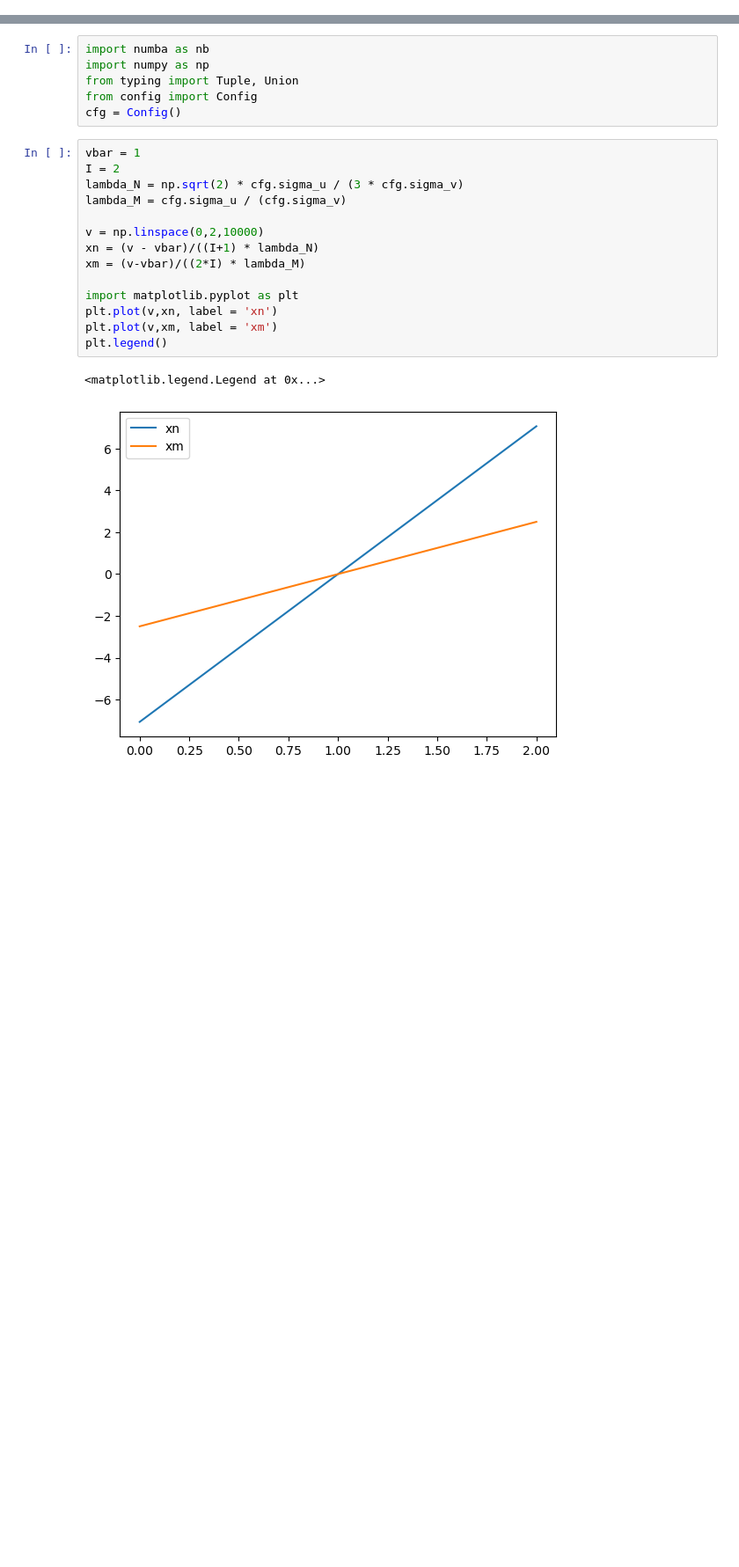
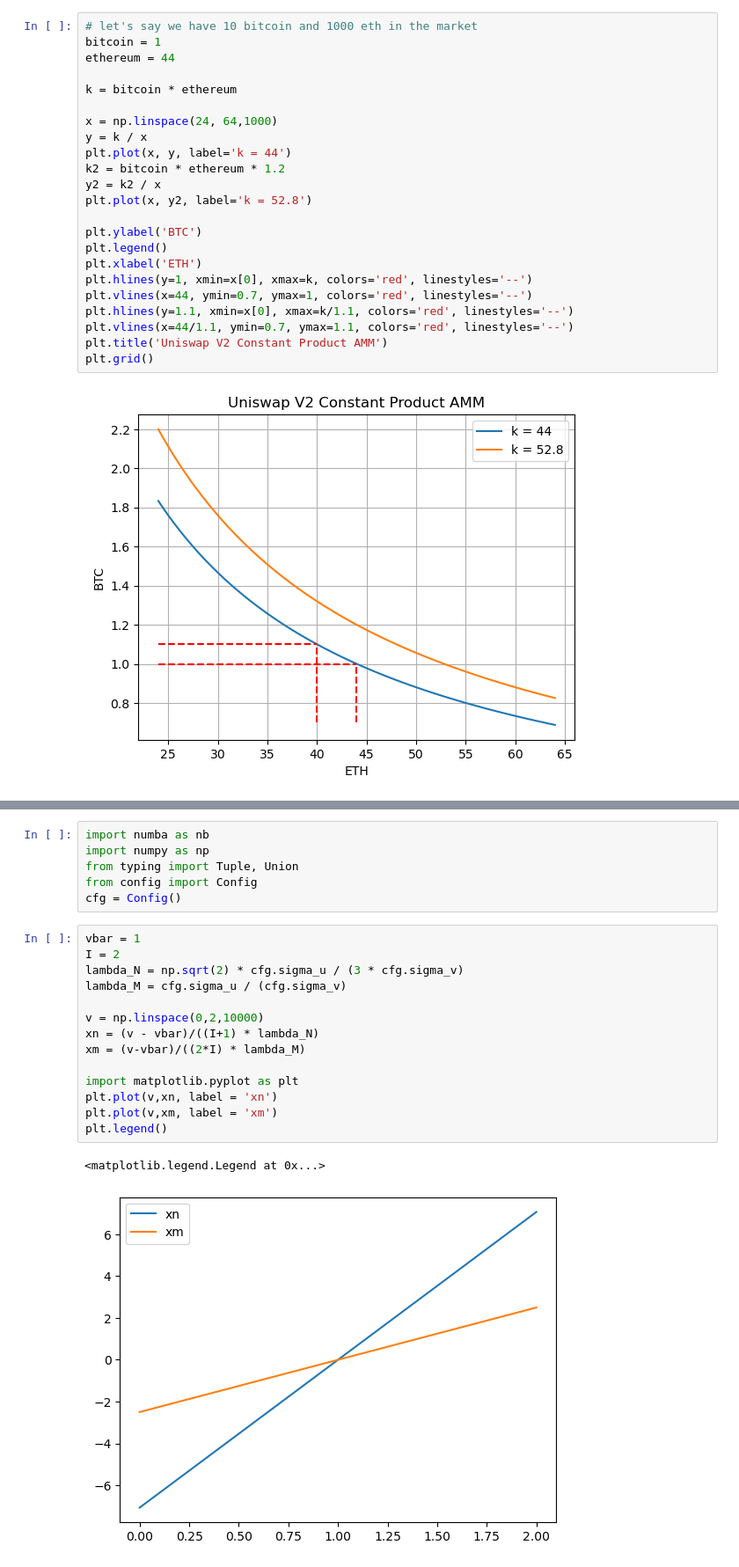
Before and after one commit to moyuanchen/collusion, a Jupyter notebook: archive/playing_with_numba.ipynb, the cells around one changed output, grey strips where cells are left out. Shown at 88% size. Drawn from its saved outputs; the diff is of its cells as text; blank space fills up the shorter version.

```diff
--- a/playing_with_numba.ipynb
+++ b/archive/playing_with_numba.ipynb
@@ -0,0 +11,25 @@
+# %%
+# let's say we have 10 bitcoin and 1000 eth in the market
+bitcoin = 1
+ethereum = 44
+
+k = bitcoin * ethereum
+
+x = np.linspace(24, 64,1000)
+y = k / x
+plt.plot(x, y, label='k = 44')
+k2 = bitcoin * ethereum * 1.2
+y2 = k2 / x
+plt.plot(x, y2, label='k = 52.8')
+
+plt.ylabel('BTC')
+plt.legend()
+plt.xlabel('ETH')
+plt.hlines(y=1, xmin=x[0], xmax=k, colors='red', linestyles='--')
+plt.vlines(x=44, ymin=0.7, ymax=1, colors='red', linestyles='--')
+plt.hlines(y=1.1, xmin=x[0], xmax=k/1.1, colors='red', linestyles='--')
+plt.vlines(x=44/1.1, ymin=0.7, ymax=1.1, colors='red', linestyles='--')
+plt.title('Uniswap V2 Constant Product AMM')
+plt.grid()
+# %% [output]
+[figure, added]
```
Also changed, not shown: parts of 3 cells of this notebook, 4 other files.
